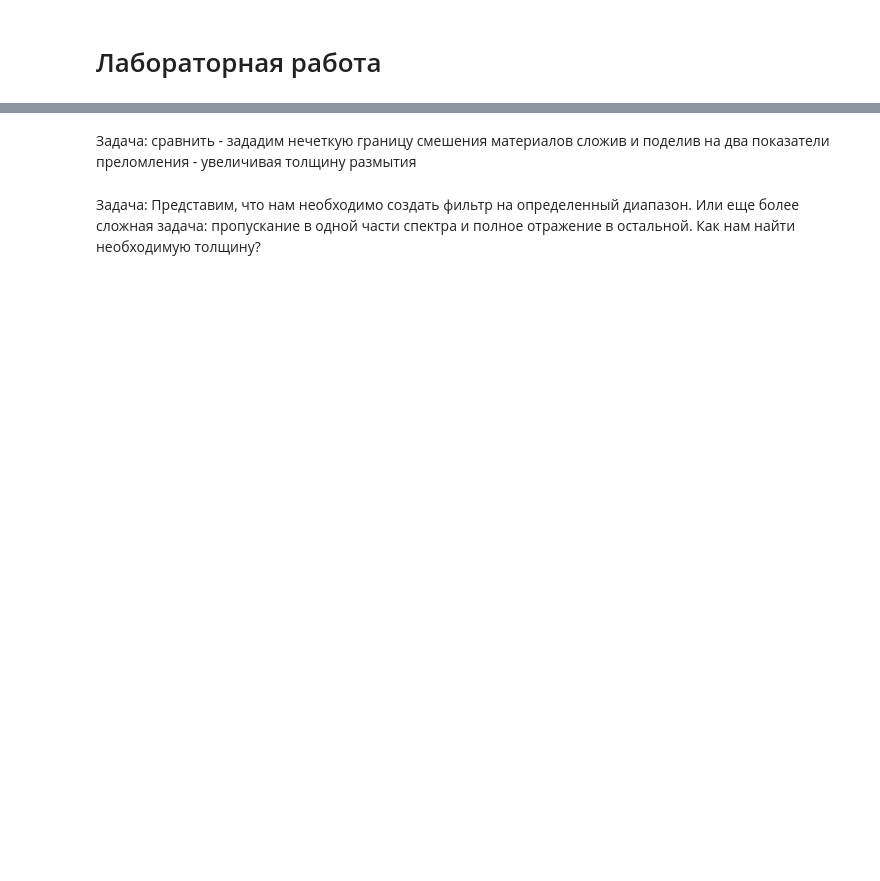
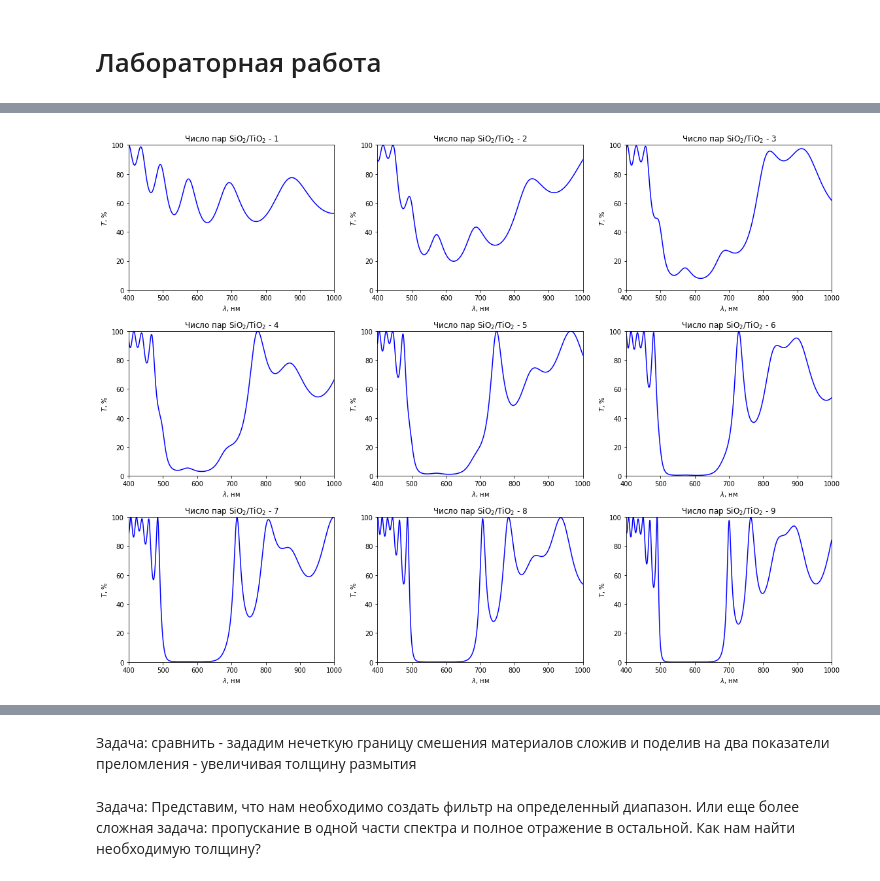
Before and after one commit to nanomaterials/course, a Jupyter notebook: 09_-_2D_Nanomaterials/02_Photonic_crystals.ipynb, the cells around one changed output, grey strips where cells are left out. Saved outputs shown, nothing was run; the diff lists cells and outputs as text; code cells hidden in the pictures; blank space fills up the shorter version.

```diff
--- a/09_-_2D_Nanomaterials/02_Photonic_crystals.ipynb
+++ b/09_-_2D_Nanomaterials/02_Photonic_crystals.ipynb
@@ -254,0 +207,19 @@ T(structure)
+# %%
+plt.figure(figsize=(16,12))
+
+air_in  = ['air', 1000]
+substr  = ['SiO2', 1000]
+air_out = ['air', 1000]
+
+pair = ['TiO2', 70,
+        'SiO2', 70]
+
+for n in range(1, 10):
+    plt.subplot(3, 3, n)
+    structure = air_in + n*pair + substr + air_out
+    T(structure, xmin=400, xmax=1000)
+    plt.title('Число пар SiO$_2$/TiO$_2$ - {}'.format(n))
+
+plt.show()
+# %% [output]
+[figure, added]
```
Also changed, not shown: parts of 12 cells of this notebook, 4 other files.
